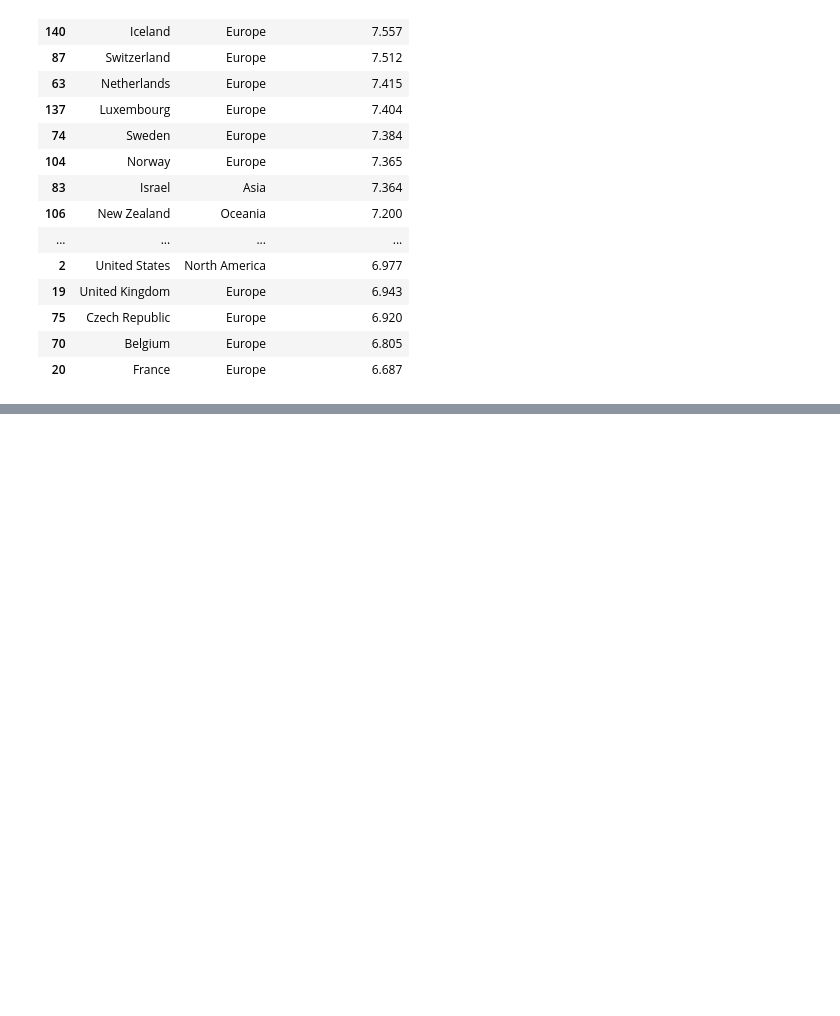
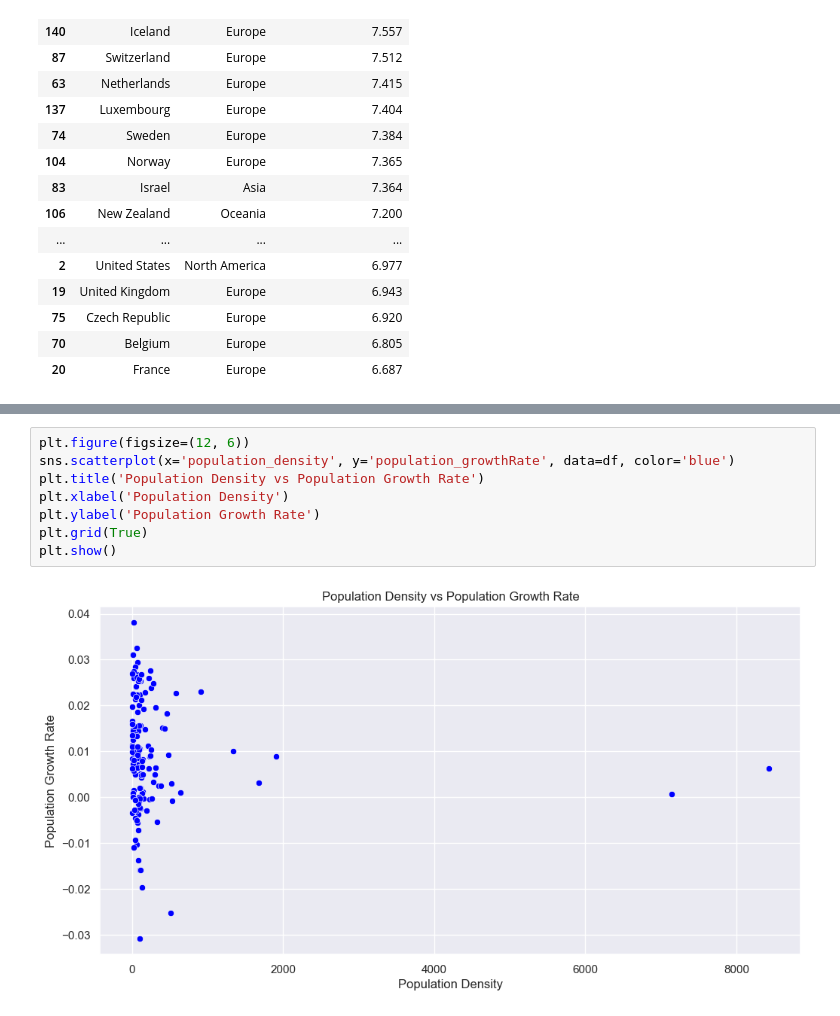
Before and after one commit to varkolibmer/EDA_Projects, a Jupyter notebook: Country_Analysis.ipynb, the cells around one changed output, grey strips where cells are left out. Cells and saved outputs as stored; diff of their text form; blank space fills up the shorter version.

```diff
--- a/Country_Analysis.ipynb
+++ b/Country_Analysis.ipynb
@@ -234,0 +253,10 @@ plt.show()
+# %%
+plt.figure(figsize=(12, 6))
+sns.scatterplot(x='population_density', y='population_growthRate', data=df, color='blue')
+plt.title('Population Density vs Population Growth Rate')
+plt.xlabel('Population Density')
+plt.ylabel('Population Growth Rate')
+plt.grid(True)
+plt.show()
+# %% [output]
+[figure, added]
```
Also changed, not shown: parts of 15 cells of this notebook.
